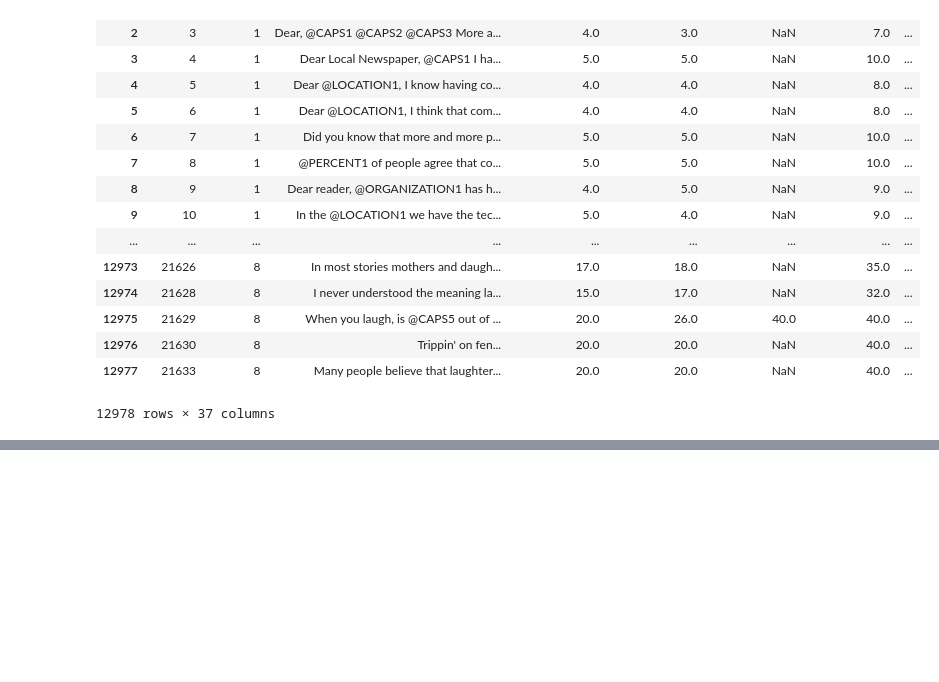
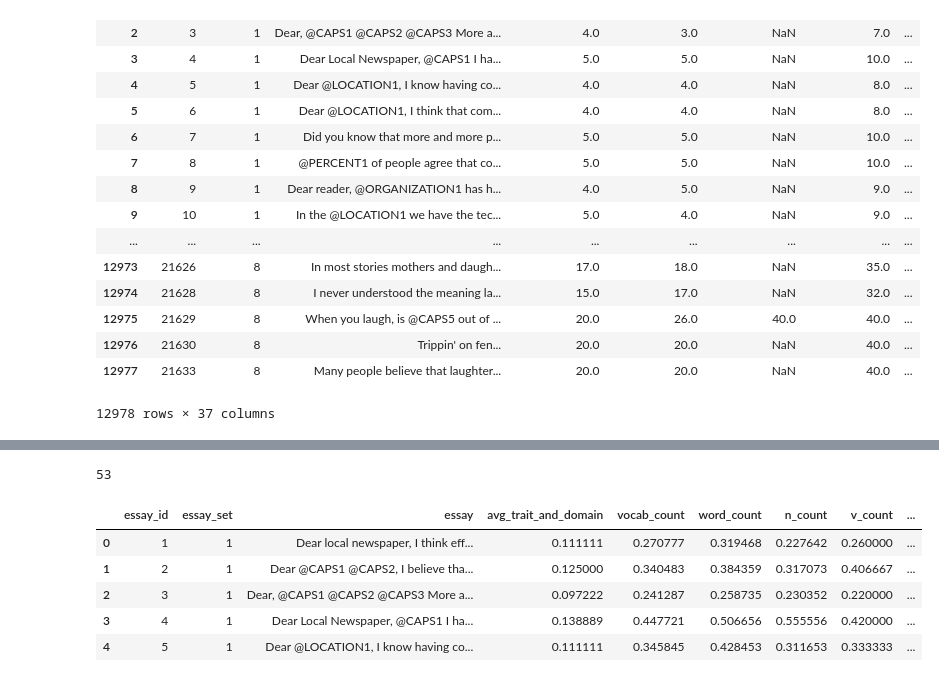
Before and after one commit to piyush-98/Automatic_grading, a Jupyter notebook: code/feature_extraction.ipynb, the cells around one changed output, grey strips where cells are left out. Drawn from its saved outputs; the diff is of its cells as text; code cells hidden in the pictures; blank space fills up the shorter version.

Commit message:
beaut added

```diff
--- a/code/feature_extraction.ipynb
+++ b/code/feature_extraction.ipynb
@@ -516,4 +516,4 @@ data
 | 12977 | 21633 | 8 | Many people believe that laughter... | 20.0 | 20.0 | NaN | 40.0 | ... |
 12978 rows × 37 columns
 # %%
-data.to_pickle(r"C:\Users\PIYUSH\Desktop\essay.pkl")
+data = pd.read_pickle(r"C:\Users\PIYUSH\Desktop\obj.pkl")
@@ -519,0 +536,18 @@ data.to_pickle(r"C:\Users\PIYUSH\Desktop\essay.pkl")
+# %%
+def beauty():
+
+    lexicon=[]
+    c=0
+    for i in data["essay"]:
+        all_words=word_tokenize(i)
+        all_words=[i for i in all_words if i not in stop]
+        all_words=[word.lower() for word in all_words if word.isalpha()]
+        all_words=[lemm.lemmatize(j.lower()) for j in all_words]
+        for i in all_words:
+            if len(i)>7:
+                c+=1
+        lexicon.append(c)
+        c=0
+    return lexicon
+# %%
+b=beauty()
@@ -519,0 +575,15 @@ data.to_pickle(r"C:\Users\PIYUSH\Desktop\essay.pkl")
+# %%
+b[23]
+# %% [output]
+53
+# %%
+data["beaut"]=b
+# %%
+data.head()
+# %% [output]
+|  | essay_id | essay_set | essay | avg_trait_and_domain | vocab_count | word_count | n_count | v_count | ... |
+| 0 | 1 | 1 | Dear local newspaper, I think eff... | 0.111111 | 0.270777 | 0.319468 | 0.227642 | 0.260000 | ... |
+| 1 | 2 | 1 | Dear @CAPS1 @CAPS2, I believe tha... | 0.125000 | 0.340483 | 0.384359 | 0.317073 | 0.406667 | ... |
+| 2 | 3 | 1 | Dear, @CAPS1 @CAPS2 @CAPS3 More a... | 0.097222 | 0.241287 | 0.258735 | 0.230352 | 0.220000 | ... |
+| 3 | 4 | 1 | Dear Local Newspaper, @CAPS1 I ha... | 0.138889 | 0.447721 | 0.506656 | 0.555556 | 0.420000 | ... |
+| 4 | 5 | 1 | Dear @LOCATION1, I know having co... | 0.111111 | 0.345845 | 0.428453 | 0.311653 | 0.333333 | ... |
```
Also changed, not shown: parts of 4 cells of this notebook, 1 other file.
